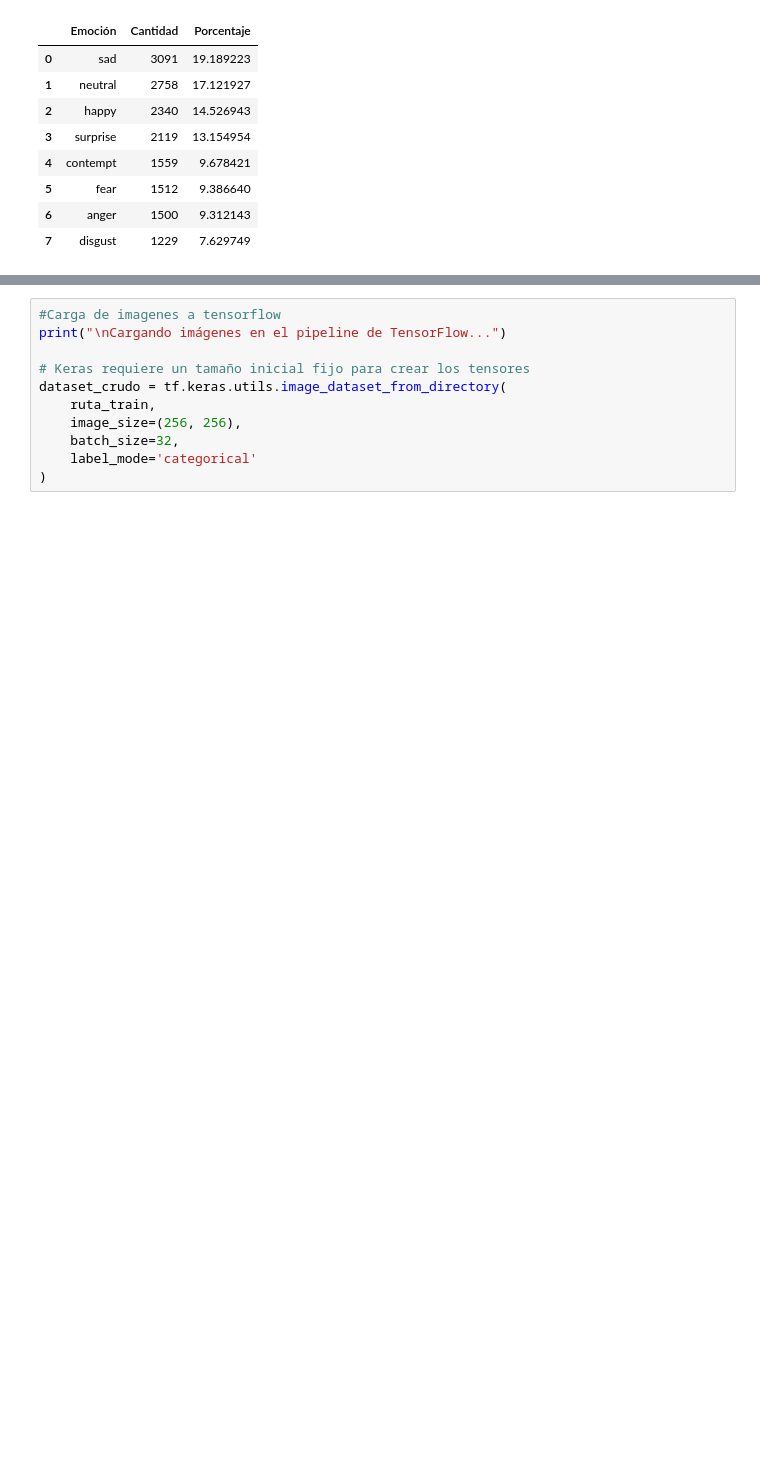
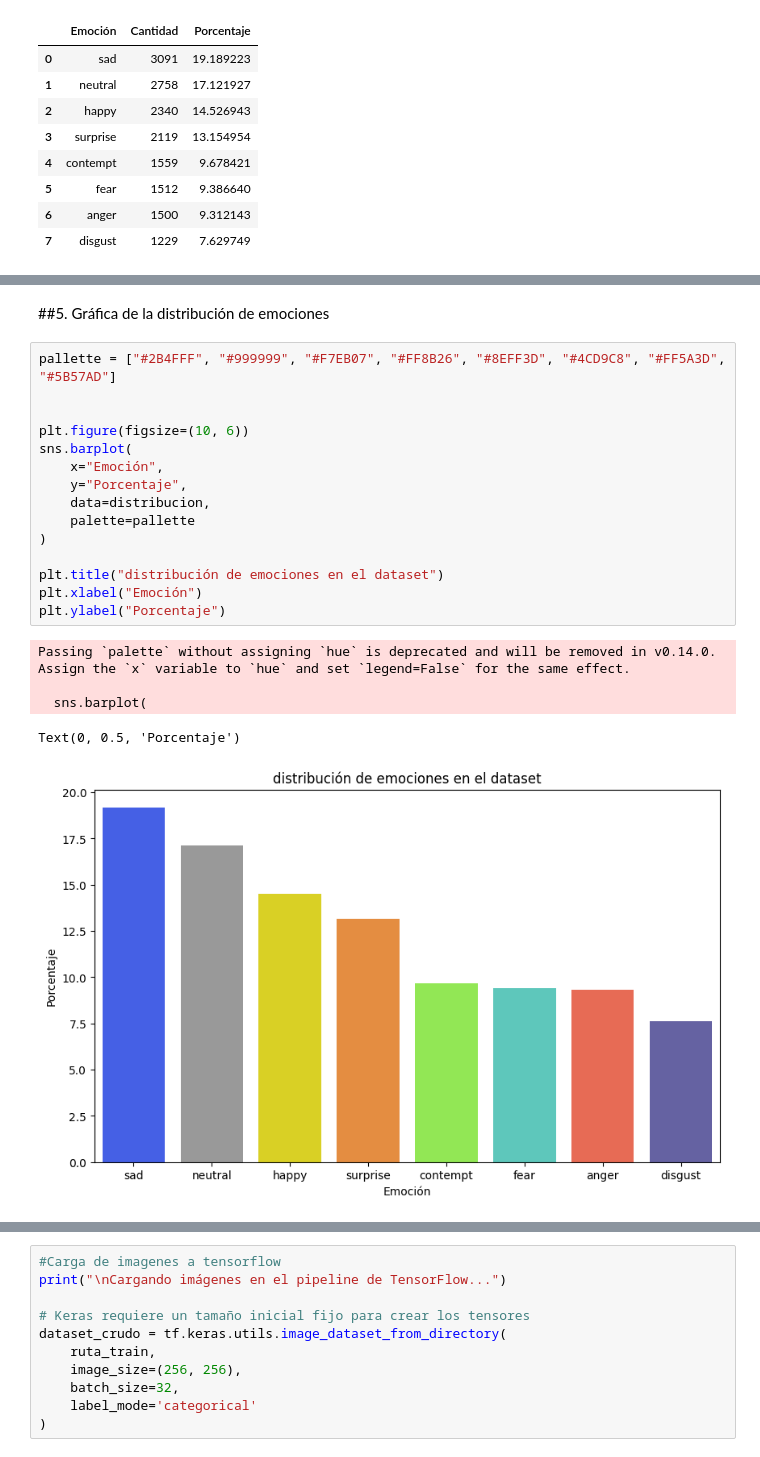
Before and after one commit to Niot-Espol/facetracker, a Jupyter notebook: notebooks/PipelineBase.ipynb, the cells around one changed output, grey strips where cells are left out. Cells and saved outputs as stored; diff of their text form; blank space fills up the shorter version.

Commit message:
Se agregaron bloques que permiten visualizar de mejor manera la distribución de emociones del dataset, bloques nuevos con trabajo por hacer que incluyen la separación del dataset en training y testing

```diff
--- a/notebooks/PipelineBase.ipynb
+++ b/notebooks/PipelineBase.ipynb
@@ -84,0 +128,23 @@ Total de imágenes: 16108
+# %% [markdown]
+##5. Gráfica de la distribución de emociones
+# %%
+pallette = ["#2B4FFF", "#999999", "#F7EB07", "#FF8B26", "#8EFF3D", "#4CD9C8", "#FF5A3D", "#5B57AD"]
+
+
+plt.figure(figsize=(10, 6))
+sns.barplot(
+    x="Emoción",
+    y="Porcentaje",
+    data=distribucion,
+    palette=pallette
+)
+
+plt.title("distribución de emociones en el dataset")
+plt.xlabel("Emoción")
+plt.ylabel("Porcentaje")
+# %% [output]
+Passing `palette` without assigning `hue` is deprecated and will be removed in v0.14.0. Assign the `x` variable to `hue` and set `legend=False` for the same effect.
+
+  sns.barplot(
+Text(0, 0.5, 'Porcentaje')
+[figure, added]
```
Also changed, not shown: parts of 10 cells of this notebook.
